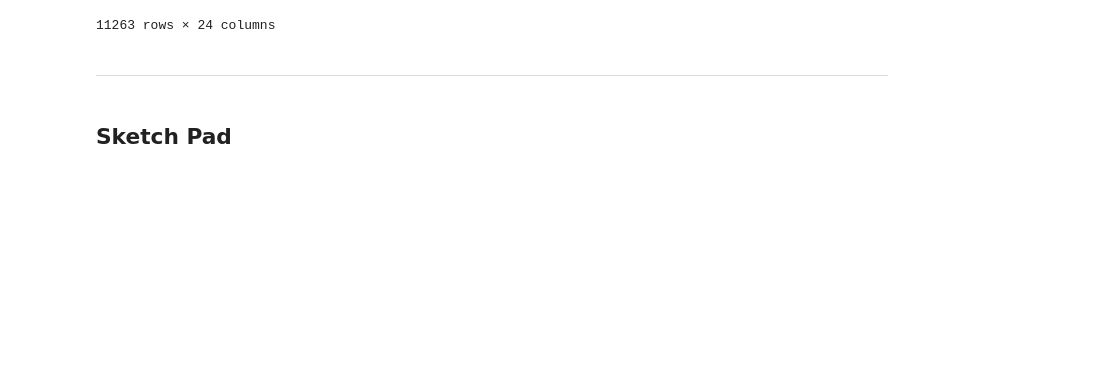
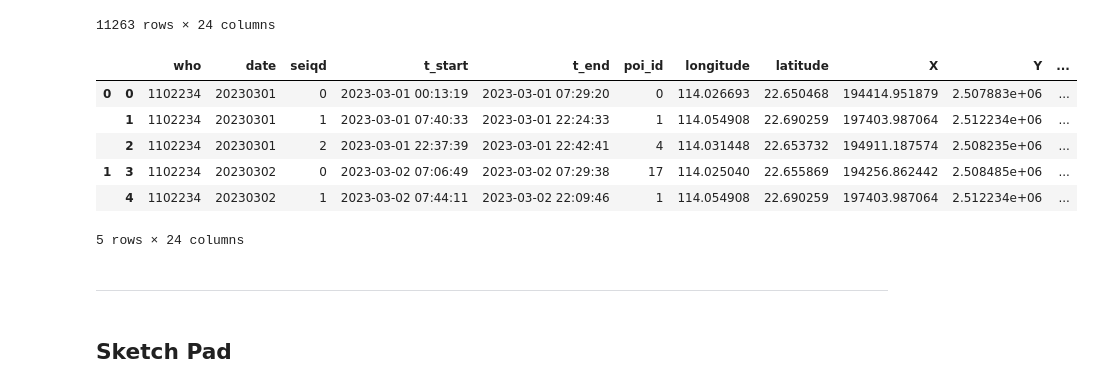
Before and after one commit to BoyangL1/spatial_cognitive, a Jupyter notebook: preprocessing/traj_feature_preprocessing_BEs.ipynb, the cells around one changed output. Cells and saved outputs as stored; diff of their text form; code cells hidden in the pictures; blank space fills up the shorter version.

```diff
--- a/preprocessing/traj_feature_preprocessing_BEs.ipynb
+++ b/preprocessing/traj_feature_preprocessing_BEs.ipynb
@@ -387,6 +436,16 @@ columns = ['who','date', 'seiqd', 't_start', 't_end', 'poi_id', 'longitude', 'la
 be = be.reindex(columns=columns)
 # convert the date to integer as %Y%m%d format
 be['date'] = be['date'].apply(lambda x: int(x.strftime('%Y%m%d')))
+# %%
+be.head()
+# %% [output]
+|  |  | who | date | seiqd | t_start | t_end | poi_id | longitude | latitude | X | Y | ... |
+| 0 | 0 | 1102234 | 20230301 | 0 | 2023-03-01 00:13:19 | 2023-03-01 07:29:20 | 0 | 114.026693 | 22.650468 | 194414.951879 | 2.507883e+06 | ... |
+|  | 1 | 1102234 | 20230301 | 1 | 2023-03-01 07:40:33 | 2023-03-01 22:24:33 | 1 | 114.054908 | 22.690259 | 197403.987064 | 2.512234e+06 | ... |
+|  | 2 | 1102234 | 20230301 | 2 | 2023-03-01 22:37:39 | 2023-03-01 22:42:41 | 4 | 114.031448 | 22.653732 | 194911.187574 | 2.508235e+06 | ... |
+| 1 | 3 | 1102234 | 20230302 | 0 | 2023-03-02 07:06:49 | 2023-03-02 07:29:38 | 17 | 114.025040 | 22.655869 | 194256.862442 | 2.508485e+06 | ... |
+|  | 4 | 1102234 | 20230302 | 1 | 2023-03-02 07:44:11 | 2023-03-02 22:09:46 | 1 | 114.054908 | 22.690259 | 197403.987064 | 2.512234e+06 | ... |
+5 rows × 24 columns
 # %%
 be.to_csv(readpath + 'featureset.csv', index=False)
 # %% [markdown]
```
Also changed, not shown: parts of 6 cells of this notebook, 24 other files.
